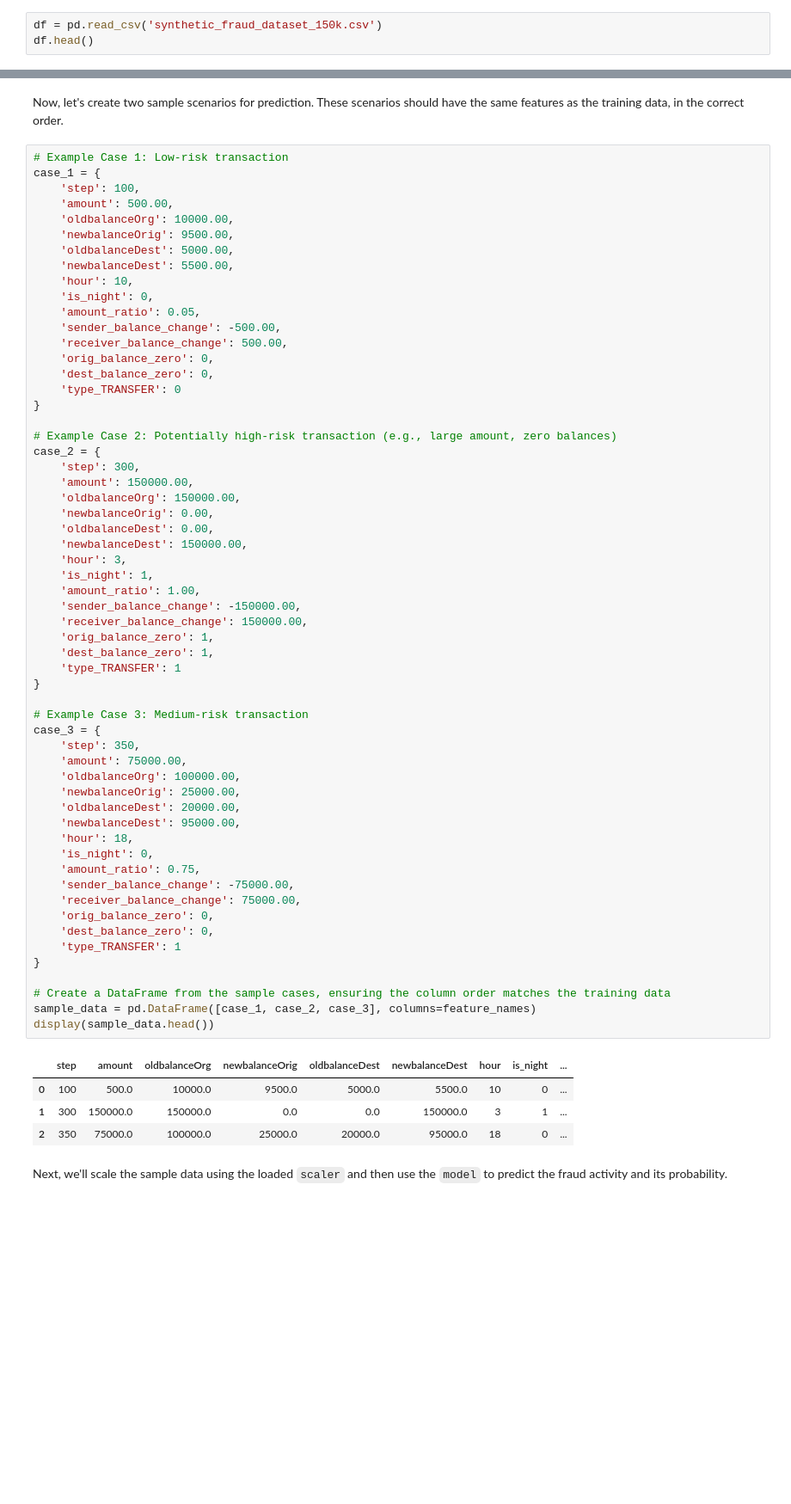
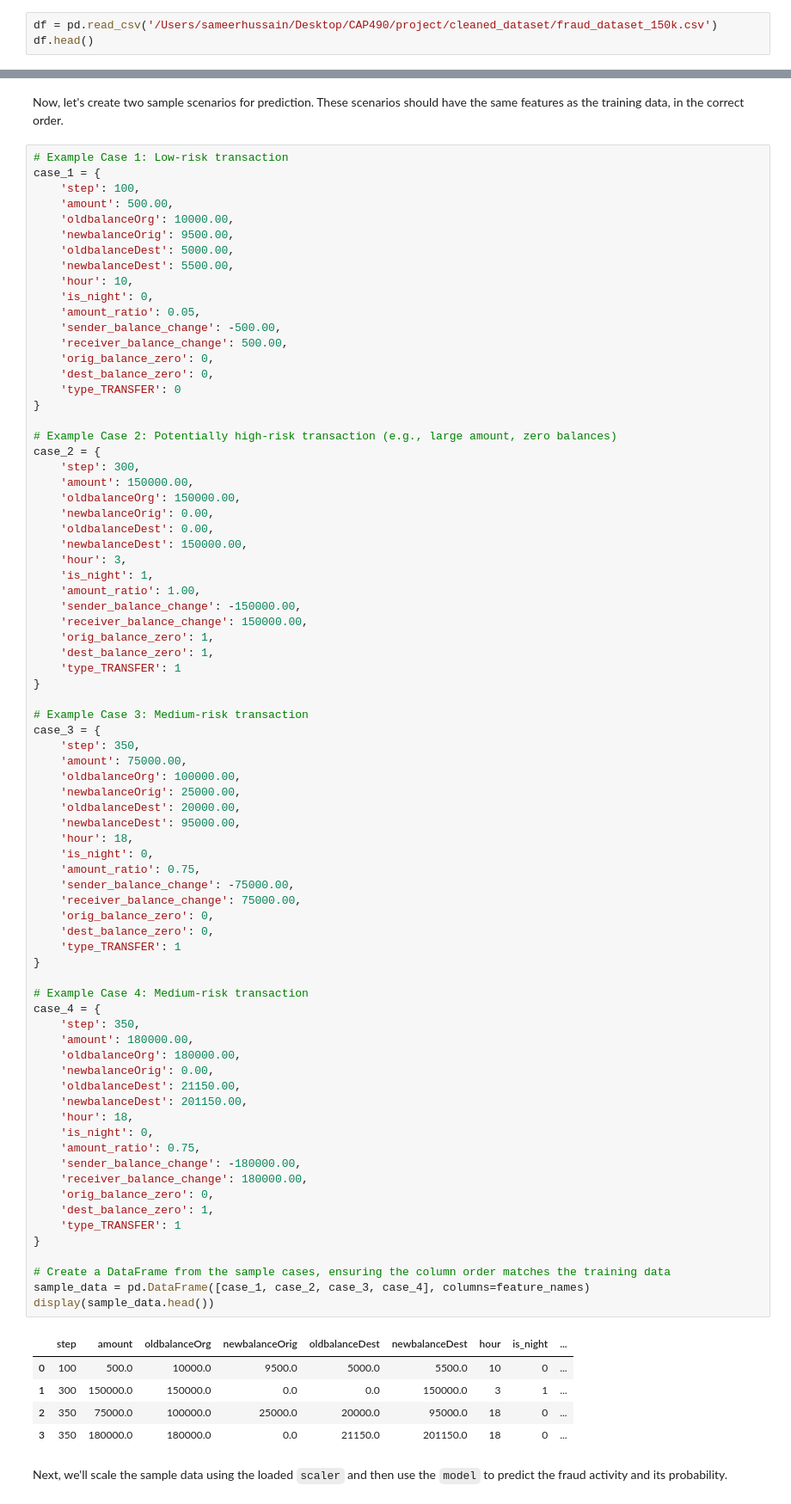
Before and after one commit to realsamir007/online-transaction-fraud-detection-system, a Jupyter notebook: model_training/fraud_detection_analysis_v1.ipynb, the cells around one changed output, grey strips where cells are left out. Shown at 86% size. Cells and saved outputs as stored; diff of their text form; blank space fills up the shorter version.

```diff
--- a/model_training/fraud_detection_analysis_v1.ipynb
+++ b/model_training/fraud_detection_analysis_v1.ipynb
@@ -10,7 +10,7 @@ from sklearn.metrics import classification_report, confusion_matrix, roc_auc_sco
 import joblib
 import json
 # %%
-df = pd.read_csv('synthetic_fraud_dataset_150k.csv')
+df = pd.read_csv('/Users/sameerhussain/Desktop/CAP490/project/cleaned_dataset/fraud_dataset_150k.csv')
 df.head()
 # %% [output]
 |  | step | amount | oldbalanceOrg | newbalanceOrig | oldbalanceDest | newbalanceDest | hour | is_night | ... |
@@ -147,34 +146,53 @@ case_2 = {
     'orig_balance_zero': 1,
     'dest_balance_zero': 1,
     'type_TRANSFER': 1
 }
 
 # Example Case 3: Medium-risk transaction
 case_3 = {
     'step': 350,
     'amount': 75000.00,
     'oldbalanceOrg': 100000.00,
     'newbalanceOrig': 25000.00,
     'oldbalanceDest': 20000.00,
     'newbalanceDest': 95000.00,
     'hour': 18,
     'is_night': 0,
     'amount_ratio': 0.75,
     'sender_balance_change': -75000.00,
     'receiver_balance_change': 75000.00,
     'orig_balance_zero': 0,
     'dest_balance_zero': 0,
     'type_TRANSFER': 1
 }
 
+# Example Case 4: Medium-risk transaction
+case_4 = {
+    'step': 350,
+    'amount': 180000.00,
+    'oldbalanceOrg': 180000.00,
+    'newbalanceOrig': 0.00,
+    'oldbalanceDest': 21150.00,
+    'newbalanceDest': 201150.00,
+    'hour': 18,
+    'is_night': 0,
+    'amount_ratio': 0.75,
+    'sender_balance_change': -180000.00,
+    'receiver_balance_change': 180000.00,
+    'orig_balance_zero': 0,
+    'dest_balance_zero': 1,
+    'type_TRANSFER': 1
+}
+
 # Create a DataFrame from the sample cases, ensuring the column order matches the training data
-sample_data = pd.DataFrame([case_1, case_2, case_3], columns=feature_names)
+sample_data = pd.DataFrame([case_1, case_2, case_3, case_4], columns=feature_names)
 display(sample_data.head())
 # %% [output]
 |  | step | amount | oldbalanceOrg | newbalanceOrig | oldbalanceDest | newbalanceDest | hour | is_night | ... |
 | 0 | 100 | 500.0 | 10000.0 | 9500.0 | 5000.0 | 5500.0 | 10 | 0 | ... |
 | 1 | 300 | 150000.0 | 150000.0 | 0.0 | 0.0 | 150000.0 | 3 | 1 | ... |
 | 2 | 350 | 75000.0 | 100000.0 | 25000.0 | 20000.0 | 95000.0 | 18 | 0 | ... |
+| 3 | 350 | 180000.0 | 180000.0 | 0.0 | 21150.0 | 201150.0 | 18 | 0 | ... |
 # %% [markdown]
 Next, we'll scale the sample data using the loaded `scaler` and then use the `model` to predict the fraud activity and its probability.
 # %%
```
Also changed, not shown: parts of 8 cells of this notebook, 10 other files.
